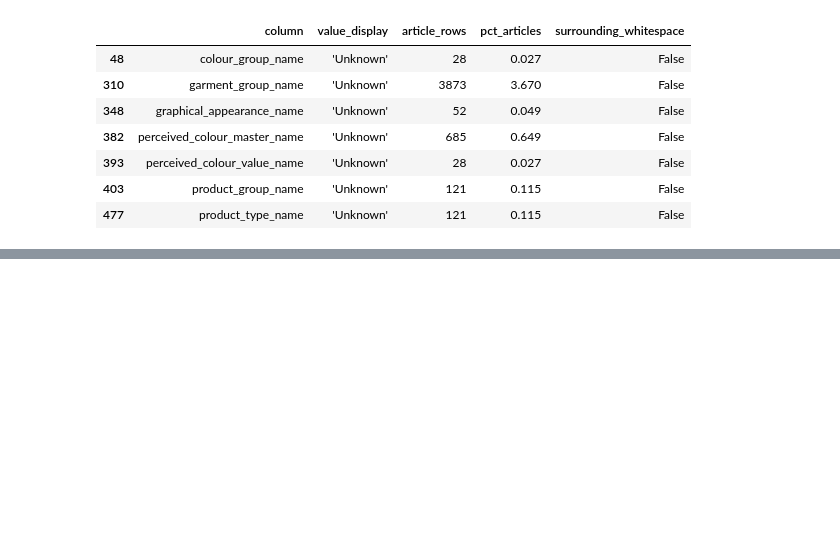
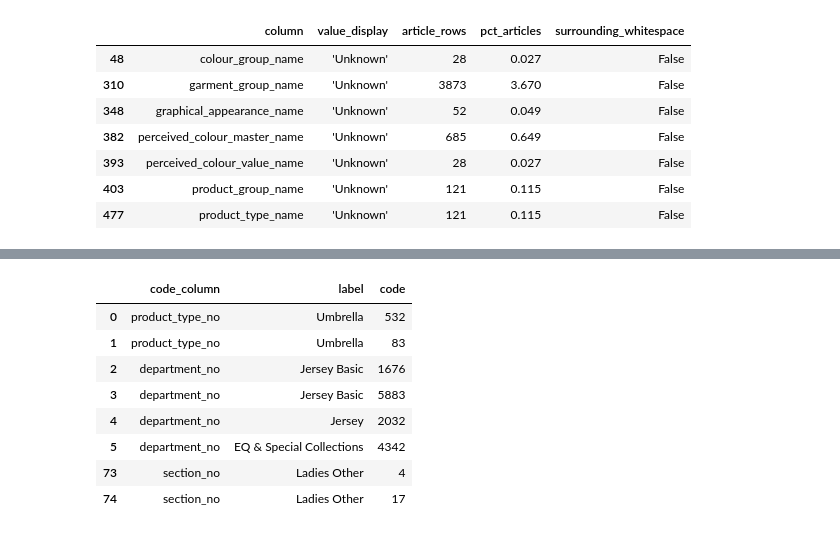
Before and after one commit to Songhai9/atelier-ai-project, a Jupyter notebook: notebooks/atelier_ai.ipynb, the cells around one changed output, grey strips where cells are left out. Cells and saved outputs as stored; diff of their text form; code cells hidden in the pictures; blank space fills up the shorter version.

```diff
--- a/notebooks/atelier_ai.ipynb
+++ b/notebooks/atelier_ai.ipynb
@@ -1231,0 +1876,15 @@ article_category_profile.loc[
+# %%
+shared_label_details.groupby(
+    "code_column",
+    sort=False,
+).head(4)
+# %% [output]
+|  | code_column | label | code |
+| 0 | product_type_no | Umbrella | 532 |
+| 1 | product_type_no | Umbrella | 83 |
+| 2 | department_no | Jersey Basic | 1676 |
+| 3 | department_no | Jersey Basic | 5883 |
+| 4 | department_no | Jersey | 2032 |
+| 5 | department_no | EQ & Special Collections | 4342 |
+| 73 | section_no | Ladies Other | 4 |
+| 74 | section_no | Ladies Other | 17 |
```
Also changed, not shown: parts of 23 cells of this notebook.
